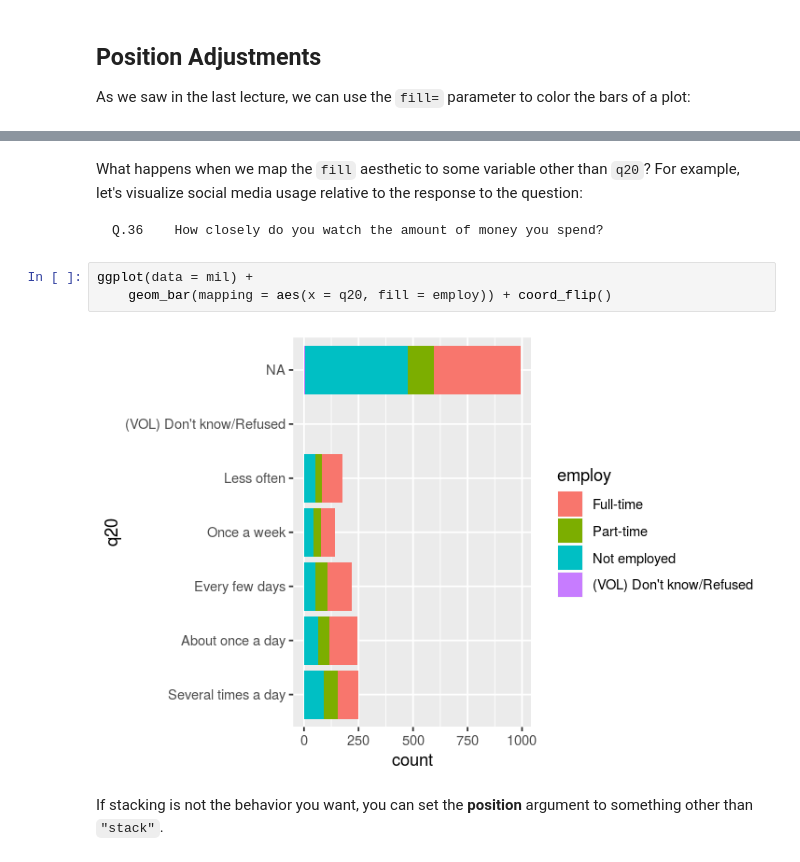
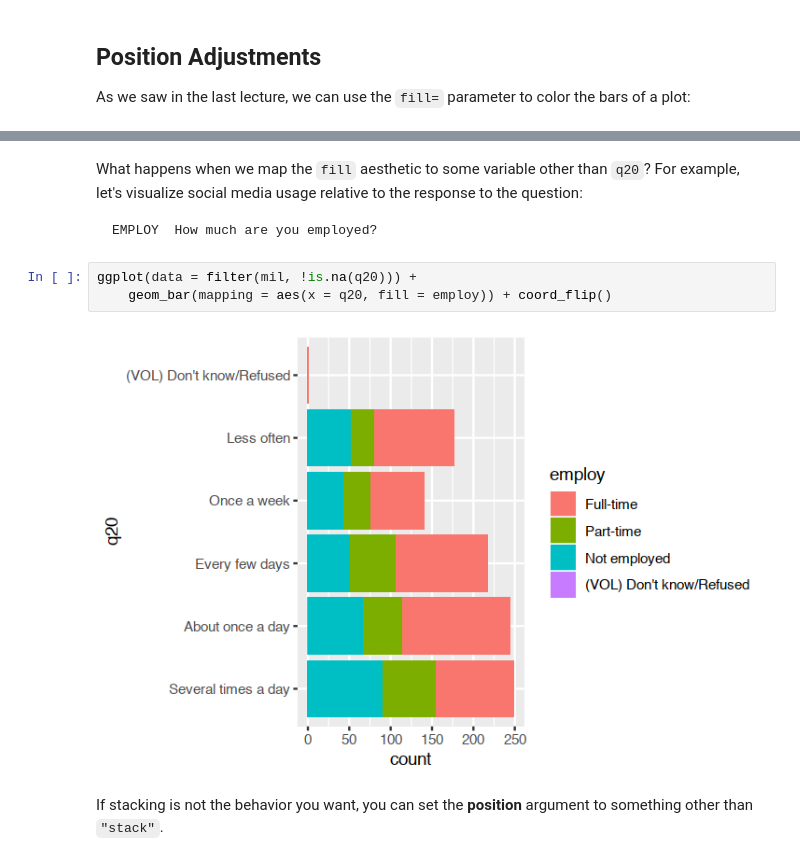
Before and after one commit to terhorst/stats306, a Jupyter notebook: lectures/lecture02/Lecture02.ipynb, the cells around one changed output, grey strips where cells are left out. Saved outputs shown, nothing was run; the diff lists cells and outputs as text.

```diff
--- a/lectures/lecture02/Lecture02.ipynb
+++ b/lectures/lecture02/Lecture02.ipynb
@@ -130,12 +105,12 @@ ggplot(data = mil) + geom_bar(mapping = aes(x = q20, fill = q20)) + coord_flip()
 # %% [markdown]
 What happens when we map the `fill` aesthetic to some variable other than `q20`? For example, let's visualize social media usage relative to the response to the question:
 
-    Q.36	How closely do you watch the amount of money you spend?
+    EMPLOY	How much are you employed?
 # %%
-ggplot(data = mil) +
+ggplot(data = filter(mil, !is.na(q20))) +
     geom_bar(mapping = aes(x = q20, fill = employ)) + coord_flip()
 # %% [output]
-[figure, old version]
+[figure, new version]
 # %% [markdown]
 If stacking is not the behavior you want, you can set the **position** argument to something other than `"stack"`.
 # %%
```
Also changed, not shown: parts of 31 cells of this notebook.
